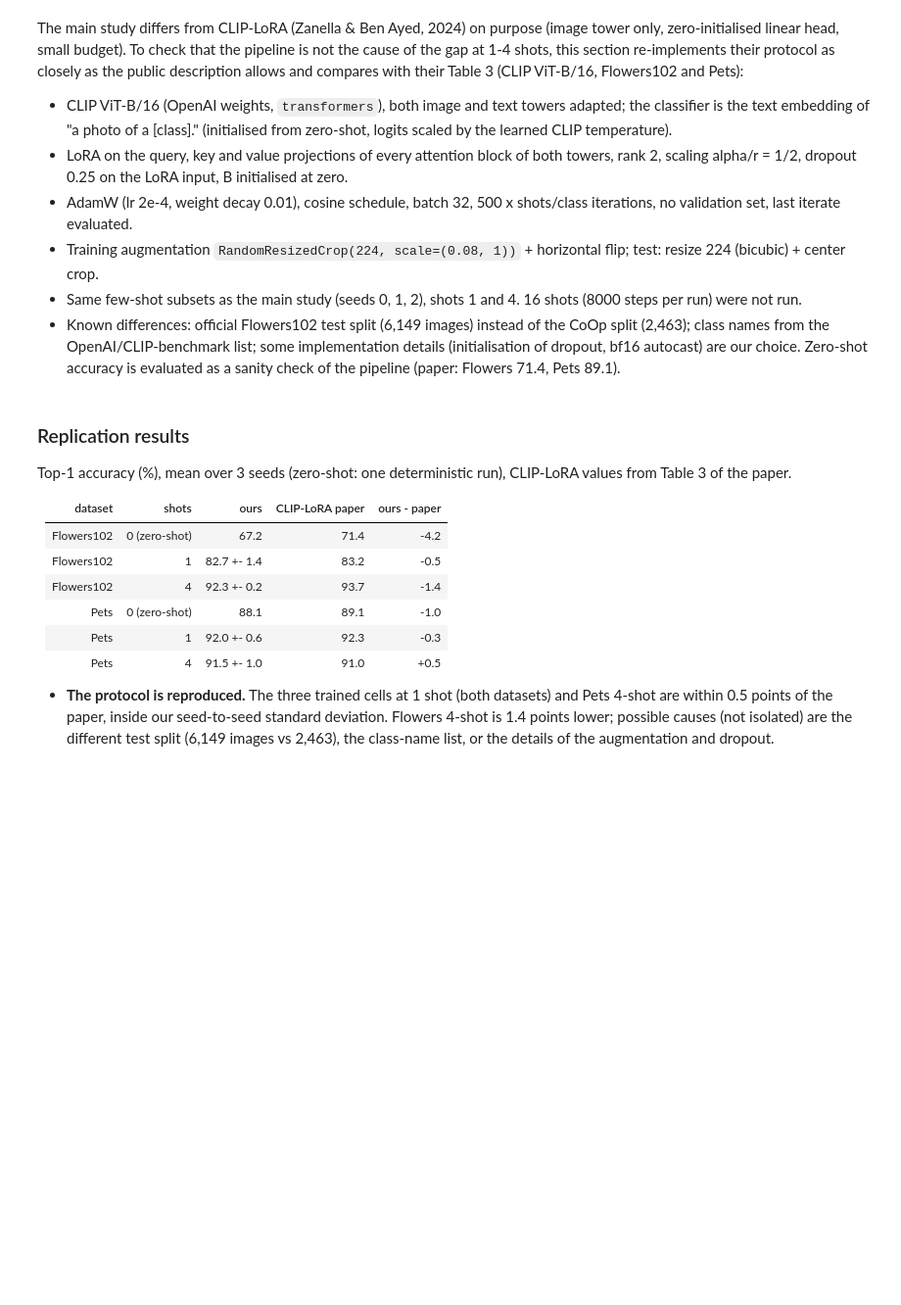
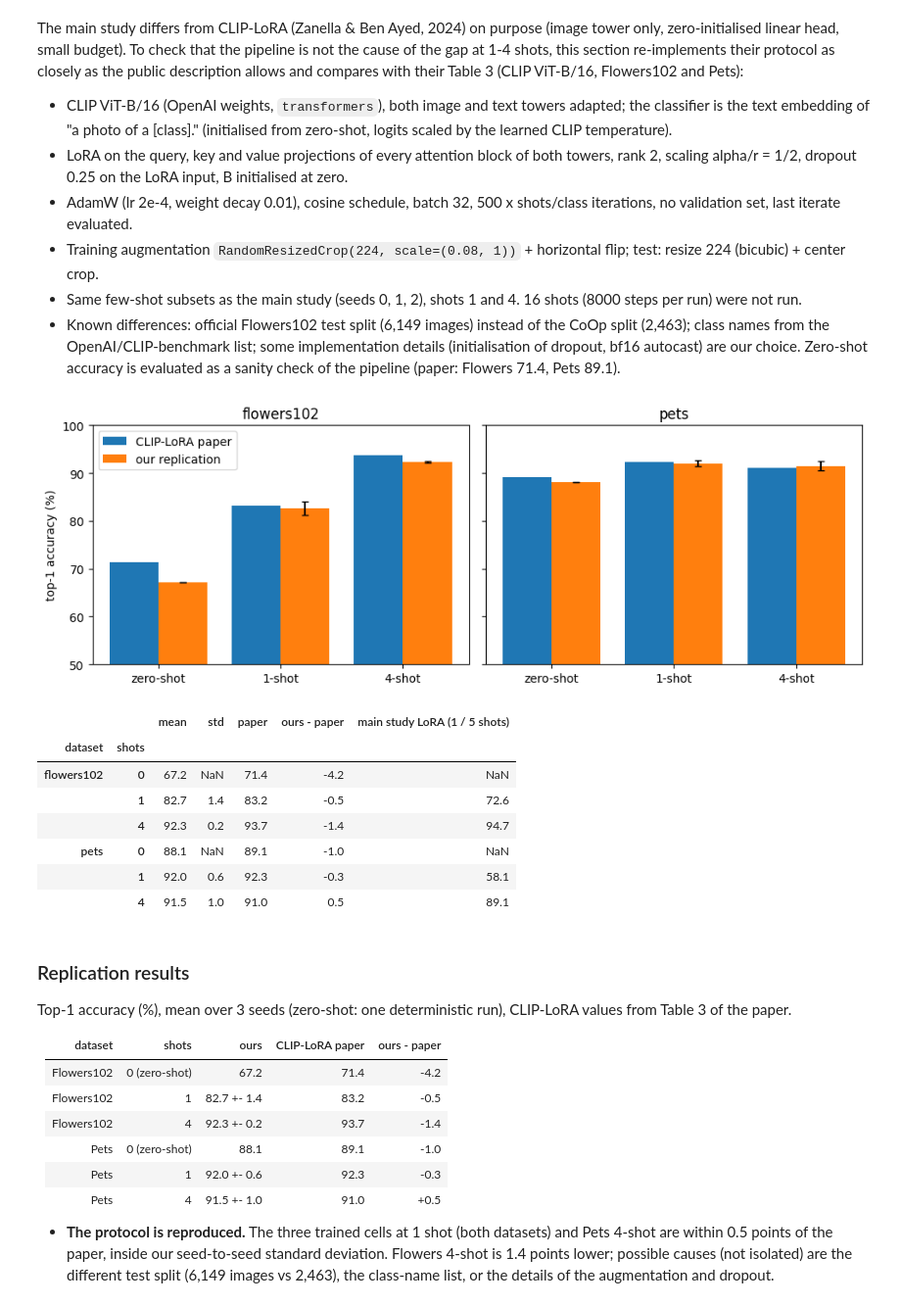
Before and after one commit to capialbino/ml4cv-low-data-finetuning, a Jupyter notebook: low_data_finetuning.ipynb, the cells around one changed output. Shown at 98% size. Cells and saved outputs as stored; diff of their text form; code cells hidden in the pictures; blank space fills up the shorter version.

```diff
--- a/low_data_finetuning.ipynb
+++ b/low_data_finetuning.ipynb
@@ -62,6 +77,9 @@ def set_seed(seed):
 
 Flowers102 uses train+val as training pool (20 images/class) and the official test split. Pets uses `trainval` and `test`. K-shot subsets are sampled per seed from the training pool.
 # %%
+# Data cell: preprocessing, dataset loading, k-shot sampling and a cached uint8 test set.
+
+# Per-backbone input normalisation (mean, std); each backbone must see the statistics it was pre-trained with.
 NORM = {
     'clip_vitb16': ((0.4815, 0.4578, 0.4082), (0.2686, 0.2613, 0.2758)),
     'vit_b16_sup': ((0.5, 0.5, 0.5), (0.5, 0.5, 0.5)),
@@ -70,16 +88,20 @@ NORM = {
 def get_transform(backbone, train):
     mean, std = NORM[backbone]
     if train:
+        # light augmentation at training time: random crop (keeps at least half of the image) + horizontal flip
         aug = [T.RandomResizedCrop(224, scale=(0.5, 1.0)), T.RandomHorizontalFlip()]
     else:
+        # deterministic evaluation: resize to 256 and centre-crop 224
         aug = [T.Resize(256), T.CenterCrop(224)]
     return T.Compose(aug + [T.ToTensor(), T.Normalize(mean, std)])
 
 def load_dataset(name, backbone, test_tf=None, train_tf=None):
+    """Return (training dataset, training labels, test dataset); transforms must be passed to the constructors."""
     tf_train, tf_test = train_tf or get_transform(backbone, True), test_tf or get_transform(backbone, False)
     root = DATA_ROOT / name
     if name == 'flowers102':
         mk = lambda split, tf: torchvision.datasets.Flowers102(root, split=split, transform=tf, download=True)
+        # train + val together give the training pool (20 images per class); the official test split is the test set
         train = ConcatDataset([mk('train', tf_train), mk('val', tf_train)])
         labels = list(mk('train', None)._labels) + list(mk('val', None)._labels)  # _labels is private in torchvision
         test = mk('test', tf_test)
@@ -92,6 +114,7 @@ def load_dataset(name, backbone, test_tf=None, train_tf=None):
     return train, labels, test
 
 def few_shot_indices(labels, shots, seed):
+    # Sample `shots` images per class without replacement; the same seed gives the same subset for every method and backbone.
     if shots == 'full':
         return list(range(len(labels)))
     rng = np.random.default_rng(seed)
@@ -123,7 +146,10 @@ Backbones come from `timm`: `vit_base_patch16_clip_224.openai` (CLIP image tower
 
 **Training protocol (identical for all datasets, backbones and shot counts).** AdamW, weight decay 0.01, batch 32 (smaller if the subset is smaller), bf16 autocast, linear warm-up (10%) + cosine decay, no early stopping and no validation set. Budget: 10 epochs over the training subset, at least 100 steps. Learning rates: head 1e-3; backbone 1e-5 for `partial_ft` / `full_ft`, 5e-4 for LoRA parameters. The values are common defaults chosen before any run; they are not tuned, so a method may be under- or over-tuned for a given regime (see limitations). The k-shot subset of a given seed is the same for every method and backbone (paired comparison).
 # %%
+# Models cell: LoRA layer, model construction per method, optimiser, evaluation, training loop and one full run.
+
 class LoRALinear(nn.Module):
+    """Frozen linear layer W plus a trainable low-rank update: y = W x + (alpha / rank) * B A x."""
     def __init__(self, base, rank, alpha):
         super().__init__()
         self.base = base
@@ -136,24 +162,30 @@ class LoRALinear(nn.Module):
         return self.base(x) + (x @ self.A.T @ self.B.T) * self.scale
 
 def build_model(backbone, method, num_classes):
+    # Pre-trained ViT with a new linear head initialised at zero (so every run starts from uniform logits).
     model = timm.create_model(TIMM_NAME[backbone], pretrained=True, num_classes=num_classes)
     nn.init.zeros_(model.head.weight)
     nn.init.zeros_(model.head.bias)
+    # Freeze everything, except for full fine-tuning where all parameters stay trainable.
     for p in model.parameters():
         p.requires_grad = method == 'full_ft'
     if method == 'partial_ft':
+        # unfreeze the last PARTIAL_K transformer blocks and the final layer norm
         for mod in [*model.blocks[-PARTIAL_K:], model.norm]:
             for p in mod.parameters():
                 p.requires_grad = True
     elif method == 'lora':
+        # wrap the attention input (qkv) and output (proj) projections of every block with a LoRA update
         for blk in model.blocks:
             blk.attn.qkv = LoRALinear(blk.attn.qkv, LORA_RANK, LORA_ALPHA)
             blk.attn.proj = LoRALinear(blk.attn.proj, LORA_RANK, LORA_ALPHA)
+    # the head is trained by every method (including the linear probe)
     for p in model.head.parameters():
         p.requires_grad = True
     return model
 
 def make_optimizer(model, method):
+    # Two parameter groups: the new head (HEAD_LR) and the trained backbone parameters (BODY_LR[method]), if any.
     head = list(model.head.parameters())
     head_ids = {id(p) for p in head}
     body = [p for p in model.parameters() if p.requires_grad and id(p) not in head_ids]
@@ -164,6 +196,7 @@ def make_optimizer(model, method):
 
 @torch.no_grad()
 def evaluate(model, backbone, x_u8, y, bs=128):
+    """Top-1 accuracy on uint8 images already on the CPU; normalisation is done here on the GPU."""
     model.eval()
     mean, std = (torch.tensor(v, device=DEVICE).view(1, 3, 1, 1) for v in NORM[backbone])
     correct = 0
@@ -174,18 +207,20 @@ def evaluate(model, backbone, x_u8, y, bs=128):
     return correct / len(y)
 
 def train(model, loader, method):
-    steps = max(MIN_STEPS, EPOCHS * len(loader))
+    # Budget: EPOCHS passes over the subset, clipped to [MIN_STEPS, MAX_STEPS] optimizer steps.
+    steps = min(MAX_STEPS, max(MIN_STEPS, EPOCHS * len(loader)))
     warmup = max(1, int(WARMUP_FRAC * steps))
     opt = make_optimizer(model, method)
+    # linear warm-up, then cosine decay to zero
     sched = torch.optim.lr_scheduler.LambdaLR(
         opt, lambda s: (s + 1) / warmup if s < warmup else 0.5 * (1 + math.cos(math.pi * (s - warmup) / (steps - warmup))))
     model.train()
     step = 0
-    while step < steps:
+    while step < steps:  # the loader is cycled until the step budget is used up
         for x, y in loader:
             x, y = x.to(DEVICE, non_blocking=True), y.to(DEVICE, non_blocking=True)
             with torch.autocast(DEVICE, dtype=torch.bfloat16):
-                loss = F.cross_entropy(model(x).float(), y)
+                loss = F.cross_entropy(model(x).float(), y)  # loss in float32 for numerical stability
             opt.zero_grad(set_to_none=True)
             loss.backward()
             opt.step()
@@ -196,6 +231,8 @@ def train(model, loader, method):
     return loss.item()
 
 def run_one(dataset, backbone, method, shots, seed):
+    # One configuration: seed, sample the k-shot subset, build the model, train, return the test accuracy.
+    # No validation set and no early stopping: the model after the last step is evaluated.
     set_seed(seed)
     train_ds, labels, _ = load_dataset(dataset, backbone)
     idx = few_shot_indices(labels, shots, seed)
@@ -544,29 +612,41 @@ for ds_, k_, s_ in jobs:
     row = dict(dataset=ds_, shots=k_, seed=s_, test_acc=acc_, time_s=time.time() - t0)
     pd.DataFrame([row]).to_csv(REPLICATION_CSV, mode='a', header=not REPLICATION_CSV.exists(), index=False)
 # %%
-# CLIP-LoRA (Zanella & Ben Ayed 2024), Table 3, ViT-B/16, top-1 %, 3 seeds
+# Replication analysis: our numbers versus Table 3 of the CLIP-LoRA paper, plus the main-study LoRA for reference.
+# CLIP-LoRA (Zanella & Ben Ayed 2024), Table 3, ViT-B/16, top-1 %, 3 seeds; key = (dataset, shots), 0 = zero-shot
 PAPER = {('flowers102', 0): 71.4, ('flowers102', 1): 83.2, ('flowers102', 4): 93.7,
          ('pets', 0): 89.1, ('pets', 1): 92.3, ('pets', 4): 91.0}
 rep = pd.read_csv(REPLICATION_CSV)
 tab_rep = rep.groupby(['dataset', 'shots']).test_acc.agg(['mean', 'std']).mul(100).round(1)
 tab_rep['paper'] = [PAPER[i] for i in tab_rep.index]
 tab_rep['ours - paper'] = (tab_rep['mean'] - tab_rep['paper']).round(1)
 # main study (image tower, zero-initialised head, 1 shot / 5 shots) for reference
 main_lora = df[(df.backbone == 'clip_vitb16') & (df.method == 'lora')].groupby(['dataset', 'shots']).test_acc.mean().mul(100).round(1)
-tab_rep['main study LoRA (1 / 5 shots)'] = [main_lora.get((d, {1: '1', 4: '5'}[k]), np.nan) for d, k in tab_rep.index]
+tab_rep['main study LoRA (1 / 5 shots)'] = [main_lora.get((d, {1: '1', 4: '5'}.get(k)), np.nan) for d, k in tab_rep.index]
 
+# bar chart: paper vs our replication, one panel per dataset (the zero-shot bar has no std: single deterministic run)
 fig, axes = plt.subplots(1, 2, figsize=(10, 3.6), sharey=True)
 for ax, d in zip(axes, CLASSNAMES):
     g = tab_rep.loc[d]
     x = np.arange(len(g))
     ax.bar(x - 0.2, g['paper'], 0.4, label='CLIP-LoRA paper')
     ax.bar(x + 0.2, g['mean'], 0.4, yerr=g['std'].fillna(0), capsize=3, label='our replication')
     ax.set(xticks=x, xticklabels=['zero-shot' if k == 0 else f'{k}-shot' for k in g.index], title=d, ylim=(50, 100))
 axes[0].set_ylabel('top-1 accuracy (%)')
 axes[0].legend()
 plt.tight_layout()
 plt.show()
 tab_rep
+# %% [output]
+[figure, added]
+|  |  | mean | std | paper | ours - paper | main study LoRA (1 / 5 shots) |
+| dataset | shots |  |  |  |  |  |
+| flowers102 | 0 | 67.2 | NaN | 71.4 | -4.2 | NaN |
+|  | 1 | 82.7 | 1.4 | 83.2 | -0.5 | 72.6 |
+|  | 4 | 92.3 | 0.2 | 93.7 | -1.4 | 94.7 |
+| pets | 0 | 88.1 | NaN | 89.1 | -1.0 | NaN |
+|  | 1 | 92.0 | 0.6 | 92.3 | -0.3 | 58.1 |
+|  | 4 | 91.5 | 1.0 | 91.0 | 0.5 | 89.1 |
 # %% [markdown]
 ### Replication results
 
```
Also changed, not shown: parts of 23 cells of this notebook, 3 other files.
